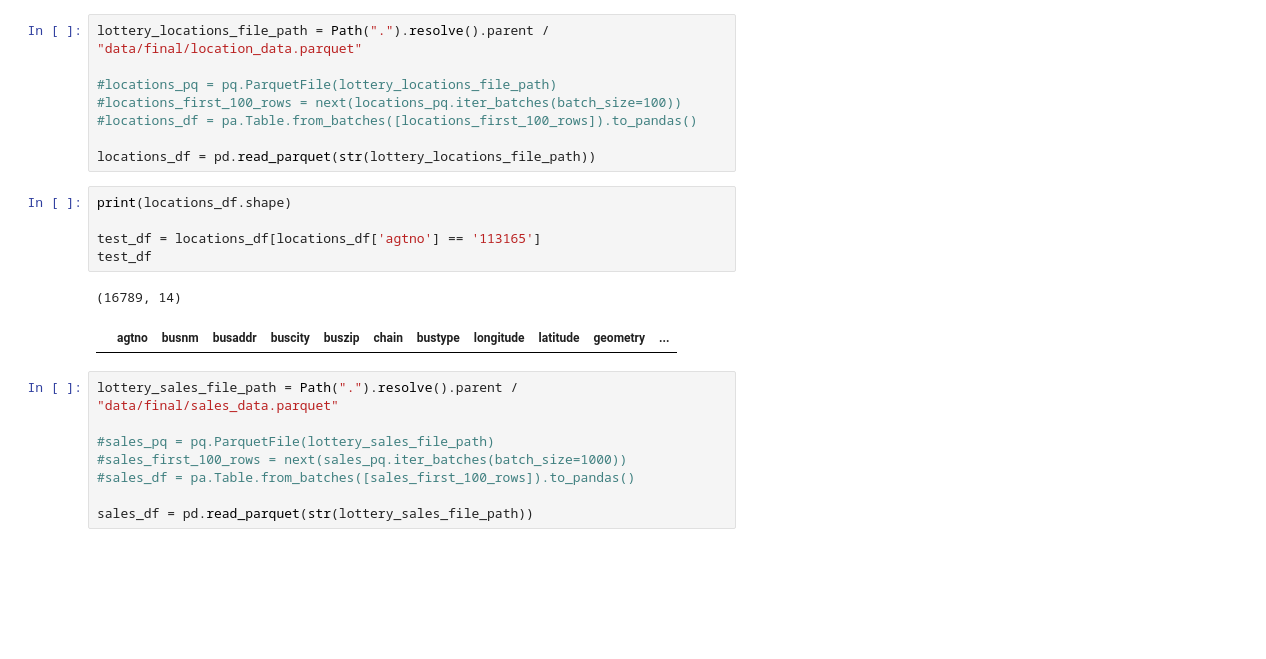
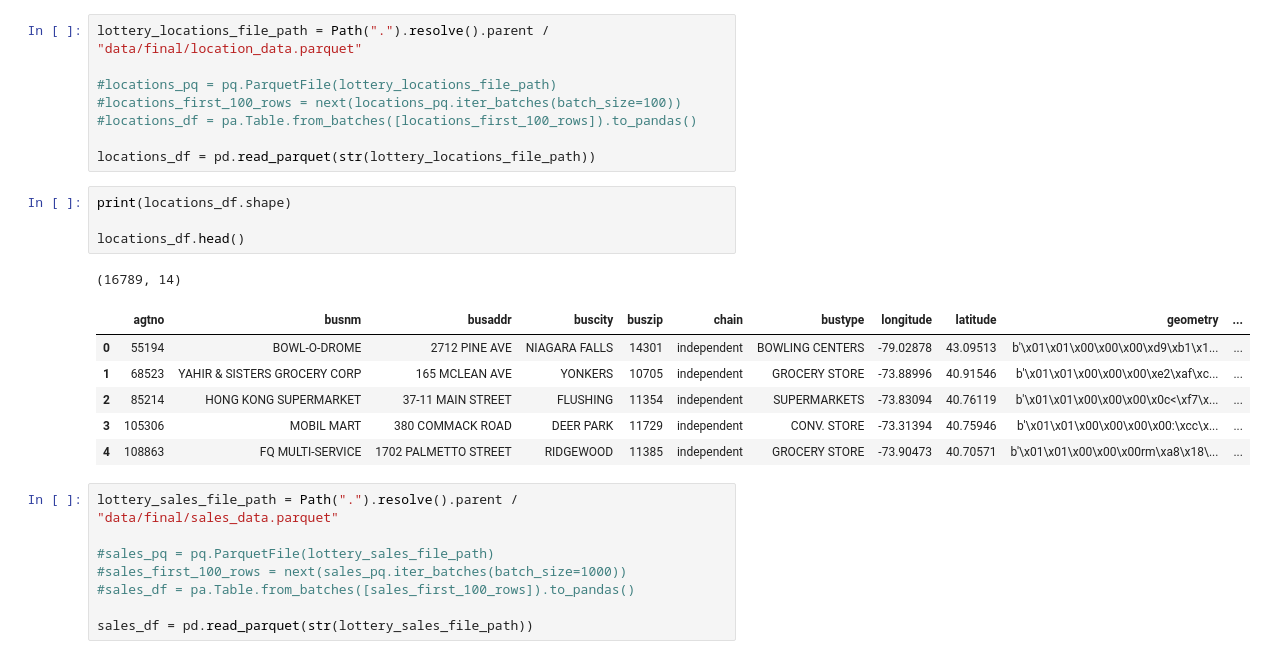
Before and after one commit to Ransommac13/mads_milestone_two, a Jupyter notebook: notebooks/variable_id.ipynb, the cells around one changed output. Saved outputs shown, nothing was run; the diff lists cells and outputs as text; blank space fills up the shorter version.

```diff
--- a/notebooks/variable_id.ipynb
+++ b/notebooks/variable_id.ipynb
@@ -38,11 +38,15 @@ locations_df = pd.read_parquet(str(lottery_locations_file_path))
 # %%
 print(locations_df.shape)
 
-test_df = locations_df[locations_df['agtno'] == '113165']
-test_df
+locations_df.head()
 # %% [output]
 (16789, 14)
 |  | agtno | busnm | busaddr | buscity | buszip | chain | bustype | longitude | latitude | geometry | ... |
+| 0 | 55194 | BOWL-O-DROME | 2712 PINE AVE | NIAGARA FALLS | 14301 | independent | BOWLING CENTERS | -79.02878 | 43.09513 | b'\x01\x01\x00\x00\x00\xd9\xb1\x1... | ... |
+| 1 | 68523 | YAHIR & SISTERS GROCERY CORP | 165 MCLEAN AVE | YONKERS | 10705 | independent | GROCERY STORE | -73.88996 | 40.91546 | b'\x01\x01\x00\x00\x00\xe2\xaf\xc... | ... |
+| 2 | 85214 | HONG KONG SUPERMARKET | 37-11 MAIN STREET | FLUSHING | 11354 | independent | SUPERMARKETS | -73.83094 | 40.76119 | b'\x01\x01\x00\x00\x00\x0c<\xf7\x... | ... |
+| 3 | 105306 | MOBIL MART | 380 COMMACK ROAD | DEER PARK | 11729 | independent | CONV. STORE | -73.31394 | 40.75946 | b'\x01\x01\x00\x00\x00\x00:\xcc\x... | ... |
+| 4 | 108863 | FQ MULTI-SERVICE | 1702 PALMETTO STREET | RIDGEWOOD | 11385 | independent | GROCERY STORE | -73.90473 | 40.70571 | b'\x01\x01\x00\x00\x00rm\xa8\x18\... | ... |
 # %%
 lottery_sales_file_path = Path(".").resolve().parent / "data/final/sales_data.parquet"
 
```
Also changed, not shown: 7 other files.
